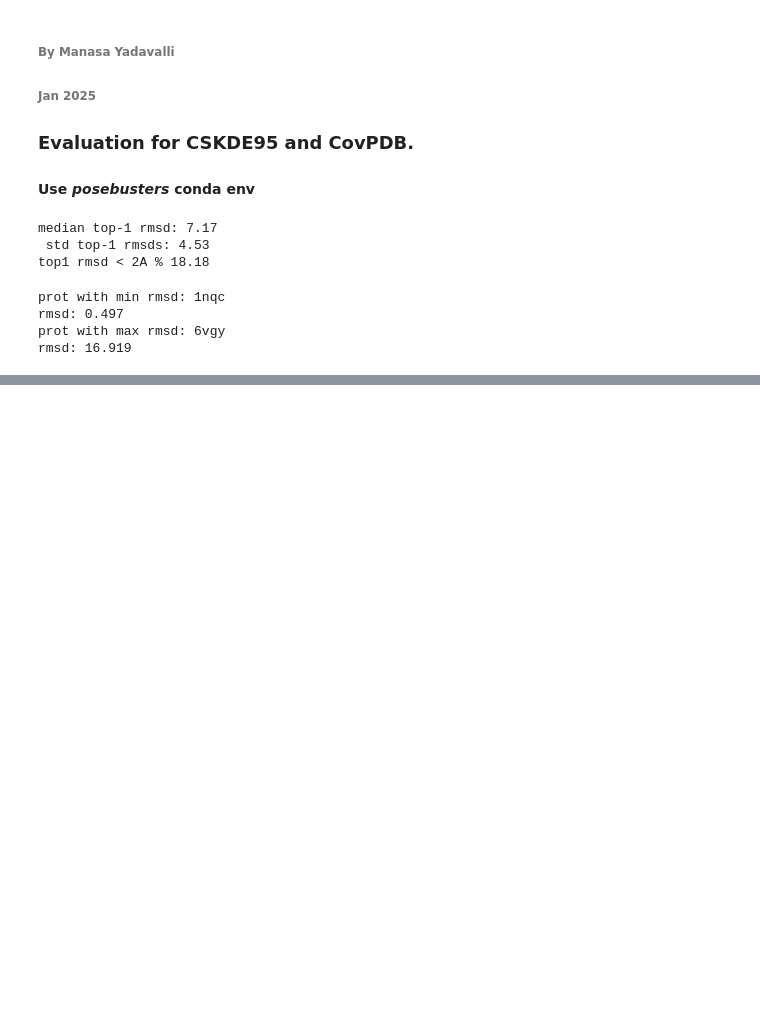
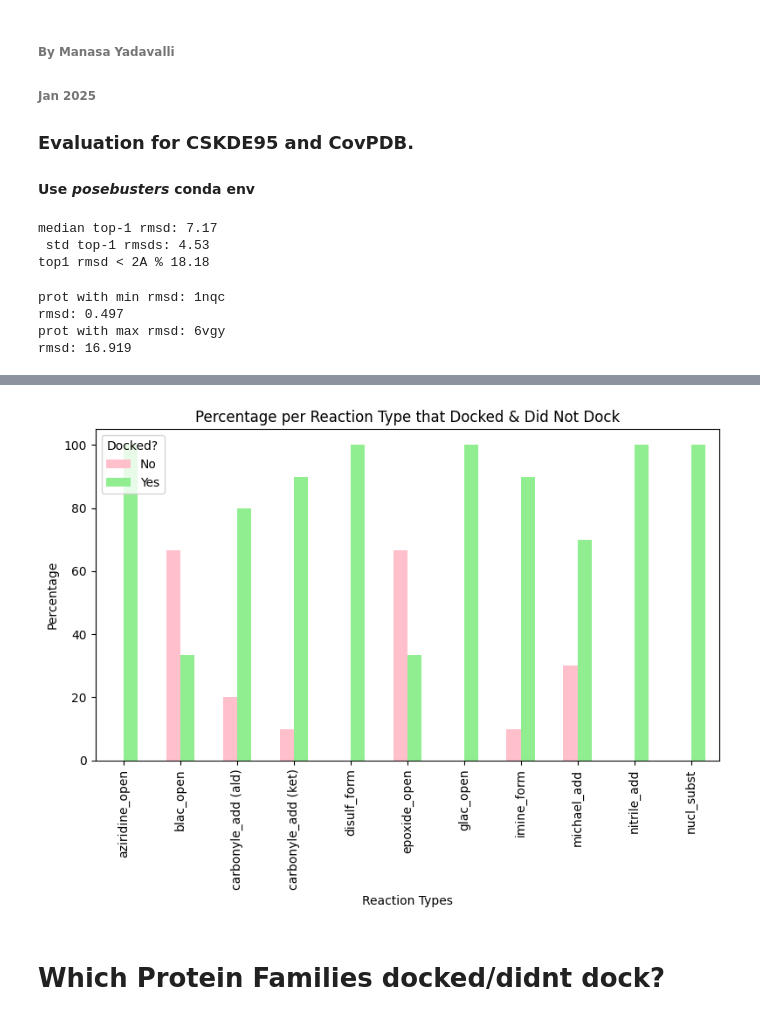
Before and after one commit to ymanasa2022/DiffDockL-Cov, a Jupyter notebook: eval_ymanasa.ipynb, the cells around one changed output, grey strips where cells are left out. Saved outputs shown, nothing was run; the diff lists cells and outputs as text; code cells hidden in the pictures; blank space fills up the shorter version.

```diff
--- a/eval_ymanasa.ipynb
+++ b/eval_ymanasa.ipynb
@@ -391,0 +163,19 @@ rank1_corrects = count_rank1/num_prots * 100
+# %%
+docked_counts = merged_cskde_info.groupby(['Rxn', 'Docked?']).size().unstack(fill_value=0)
+docked_percentages = docked_counts.div(docked_counts.sum(axis=1), axis=0) * 100
+
+ax = docked_percentages.plot(kind='bar', stacked=False, figsize=(8, 6), color=['pink', 'lightgreen'])
+
+plt.title('Percentage per Reaction Type that Docked & Did Not Dock')
+plt.xlabel('Reaction Types')
+plt.ylabel('Percentage')
+plt.xticks(rotation=90)
+plt.legend(title='Docked?', labels=['No', 'Yes'], loc='upper left')
+
+
+plt.tight_layout()
+plt.show()
+# %% [output]
+[figure, added]
+# %% [markdown]
+# Which Protein Families docked/didnt dock?
```
Also changed, not shown: parts of 31 cells of this notebook, 2 other files.
